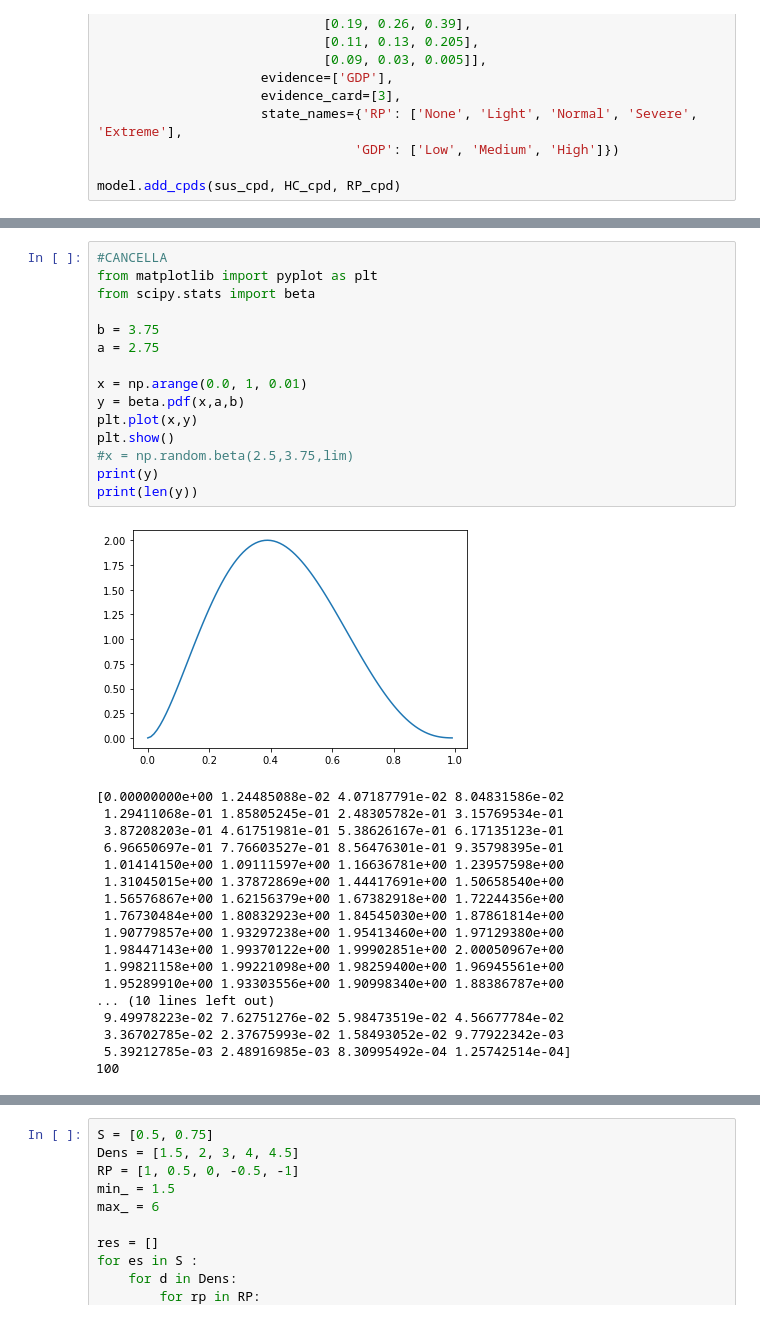
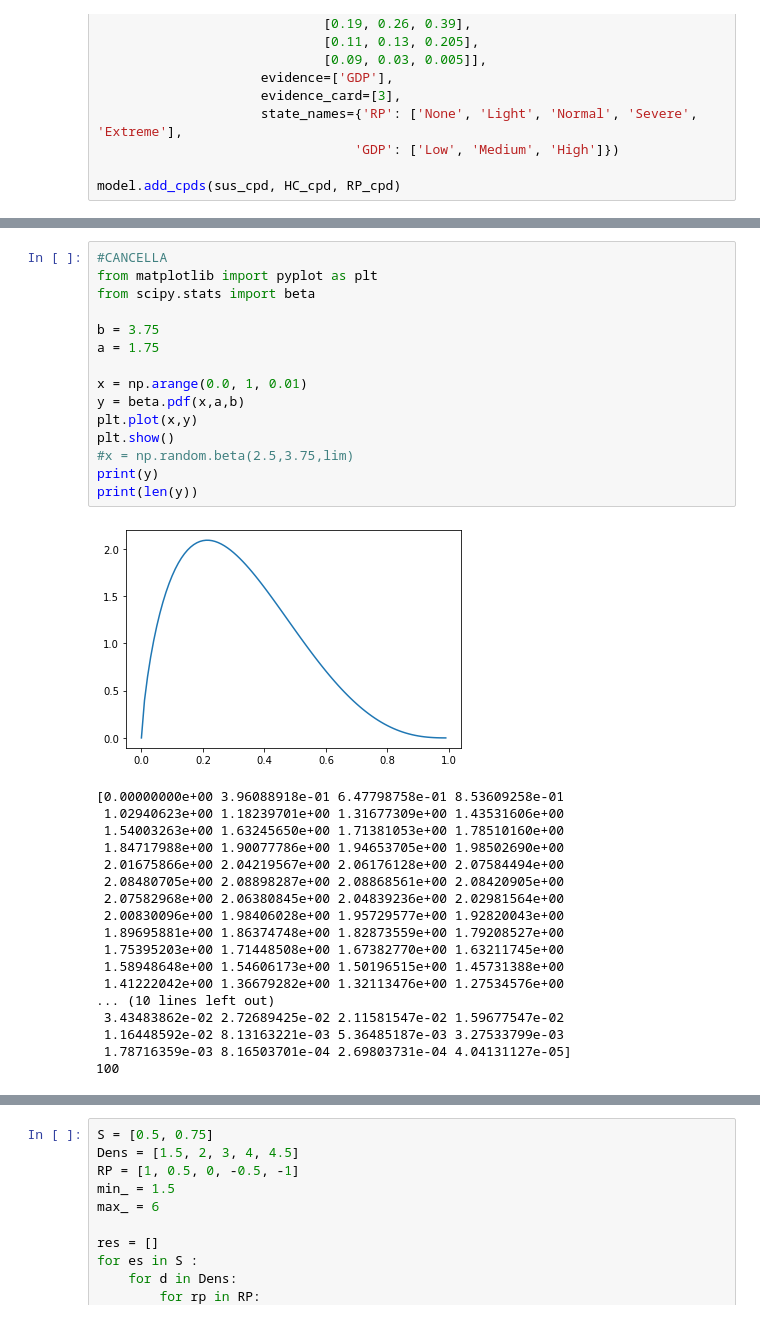
Before and after one commit to AndreaRoss96/BayesianNetwork-EpidemicModeling, a Jupyter notebook: src/ProjFundOfAI.ipynb, the cells around one changed output, grey strips where cells are left out. Saved outputs shown, nothing was run; the diff lists cells and outputs as text.

```diff
--- a/src/ProjFundOfAI.ipynb
+++ b/src/ProjFundOfAI.ipynb
@@ -205,34 +208,34 @@ for n, elem in enumerate(res):
 # %%
 #CANCELLA
 from matplotlib import pyplot as plt
 from scipy.stats import beta
 
 b = 3.75
-a = 2.75
+a = 1.75
 
 x = np.arange(0.0, 1, 0.01)
 y = beta.pdf(x,a,b)
 plt.plot(x,y)
 plt.show()
 #x = np.random.beta(2.5,3.75,lim)
 print(y)
 print(len(y))
 # %% [output]
-[figure, old version]
+[figure, new version]
-[0.00000000e+00 1.24485088e-02 4.07187791e-02 8.04831586e-02
- 1.29411068e-01 1.85805245e-01 2.48305782e-01 3.15769534e-01
- 3.87208203e-01 4.61751981e-01 5.38626167e-01 6.17135123e-01
- 6.96650697e-01 7.76603527e-01 8.56476301e-01 9.35798395e-01
- 1.01414150e+00 1.09111597e+00 1.16636781e+00 1.23957598e+00
- 1.31045015e+00 1.37872869e+00 1.44417691e+00 1.50658540e+00
- 1.56576867e+00 1.62156379e+00 1.67382918e+00 1.72244356e+00
- 1.76730484e+00 1.80832923e+00 1.84545030e+00 1.87861814e+00
- 1.90779857e+00 1.93297238e+00 1.95413460e+00 1.97129380e+00
- 1.98447143e+00 1.99370122e+00 1.99902851e+00 2.00050967e+00
- 1.99821158e+00 1.99221098e+00 1.98259400e+00 1.96945561e+00
- 1.95289910e+00 1.93303556e+00 1.90998340e+00 1.88386787e+00
+[0.00000000e+00 3.96088918e-01 6.47798758e-01 8.53609258e-01
+ 1.02940623e+00 1.18239701e+00 1.31677309e+00 1.43531606e+00
+ 1.54003263e+00 1.63245650e+00 1.71381053e+00 1.78510160e+00
+ 1.84717988e+00 1.90077786e+00 1.94653705e+00 1.98502690e+00
+ 2.01675866e+00 2.04219567e+00 2.06176128e+00 2.07584494e+00
+ 2.08480705e+00 2.08898287e+00 2.08868561e+00 2.08420905e+00
+ 2.07582968e+00 2.06380845e+00 2.04839236e+00 2.02981564e+00
+ 2.00830096e+00 1.98406028e+00 1.95729577e+00 1.92820043e+00
+ 1.89695881e+00 1.86374748e+00 1.82873559e+00 1.79208527e+00
+ 1.75395203e+00 1.71448508e+00 1.67382770e+00 1.63211745e+00
+ 1.58948648e+00 1.54606173e+00 1.50196515e+00 1.45731388e+00
+ 1.41222042e+00 1.36679282e+00 1.32113476e+00 1.27534576e+00
 ... (10 lines left out)
- 9.49978223e-02 7.62751276e-02 5.98473519e-02 4.56677784e-02
- 3.36702785e-02 2.37675993e-02 1.58493052e-02 9.77922342e-03
- 5.39212785e-03 2.48916985e-03 8.30995492e-04 1.25742514e-04]
+ 3.43483862e-02 2.72689425e-02 2.11581547e-02 1.59677547e-02
+ 1.16448592e-02 8.13163221e-03 5.36485187e-03 3.27533799e-03
+ 1.78716359e-03 8.16503701e-04 2.69803731e-04 4.04131127e-05]
 100
```
Also changed, not shown: parts of 11 cells of this notebook.
